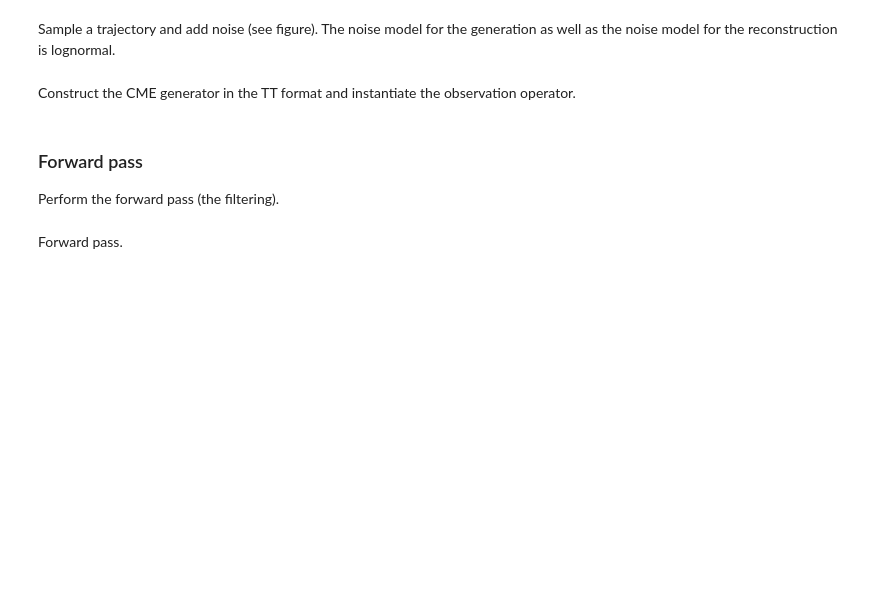
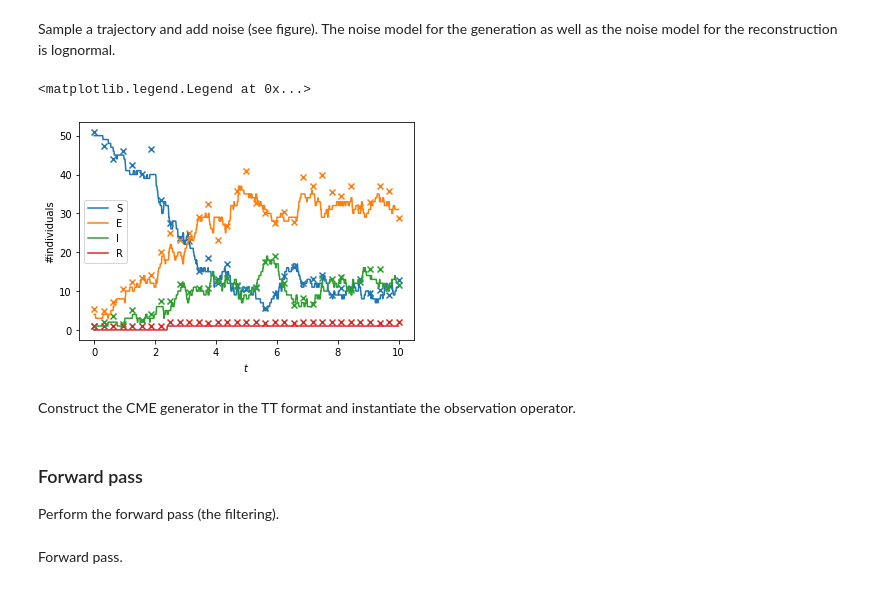
Before and after one commit to ion-g-ion/tt-cme, a Jupyter notebook: examples/seir_filtering.ipynb, the cells around one changed output. Cells and saved outputs as stored; diff of their text form; code cells hidden in the pictures; blank space fills up the shorter version.

```diff
--- a/examples/seir_filtering.ipynb
+++ b/examples/seir_filtering.ipynb
@@ -41,30 +52,35 @@ The noise model for the generation as well as the noise model for the reconstruc
 # %%
 No = 33
 dT = 0.3125
 
+np.random.seed(128)
+
 time_observation = np.arange(No)*dT
 time_grid = np.linspace(0,time_observation[-1],1000)
 
-reaction_time,reaction_jumps,reaction_indices = mdl.ssa_single(x0,time_grid)
+reaction_time,reaction_jumps,reaction_indices = mdl.ssa_single(x0,time_grid[-1])
 states = mdl.jump_process_to_states(time_observation, reaction_time, reaction_jumps)
 states_all = mdl.jump_process_to_states(time_grid, reaction_time, reaction_jumps)
 
 s1 = 0.1
 s2 = 0.1
 s3 = 0.1
 s4 = 0.05
 observations = states + np.hstack((np.random.normal(0,1,(states.shape[0],3)),np.random.normal(0,0.000001,[states.shape[0],1])))
 observations = np.hstack((np.random.lognormal(np.log(states[:,0]+1),s1).reshape([-1,1]) , np.random.lognormal(np.log(states[:,1]+1),s2).reshape([-1,1]) , np.random.lognormal(np.log(states[:,2]+1),s3).reshape([-1,1]) , np.random.lognormal(np.log(states[:,3]+1),s4).reshape([-1,1])))
 
 plt.figure()
 plt.plot(time_grid, states_all)
 plt.scatter(time_observation, observations[:,0],marker='x')
 plt.scatter(time_observation, observations[:,1],marker='x')
 plt.scatter(time_observation, observations[:,2],marker='x')
 plt.scatter(time_observation, observations[:,3],marker='x')
 plt.xlabel(r'$t$')
 plt.ylabel(r'#individuals')
 plt.legend(['S','E','I','R'])
+# %% [output]
+<matplotlib.legend.Legend at 0x...>
+[figure, added]
 # %% [markdown]
 Construct the CME generator in the TT format and instantiate the observation operator.
 # %%
```
Also changed, not shown: parts of 5 cells of this notebook, 6 other files.
